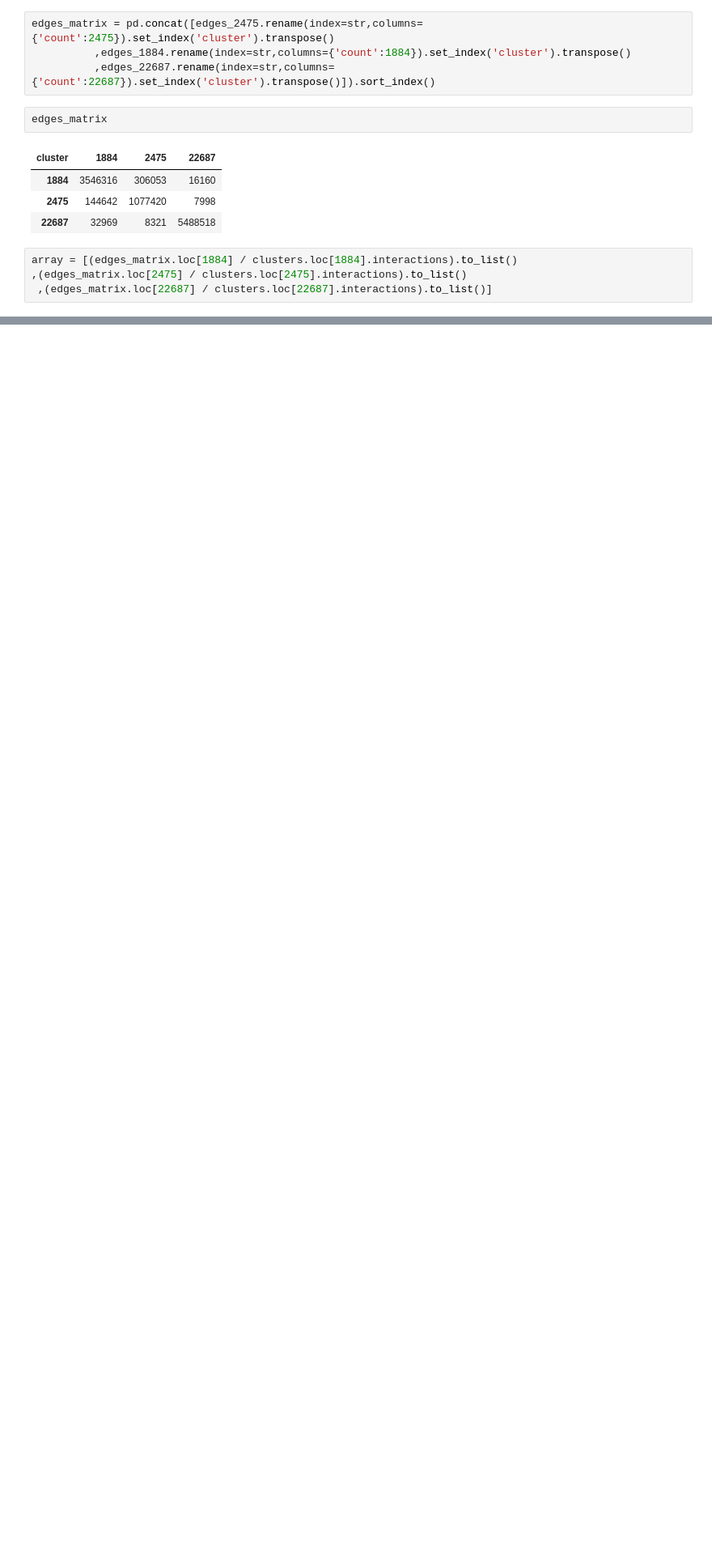
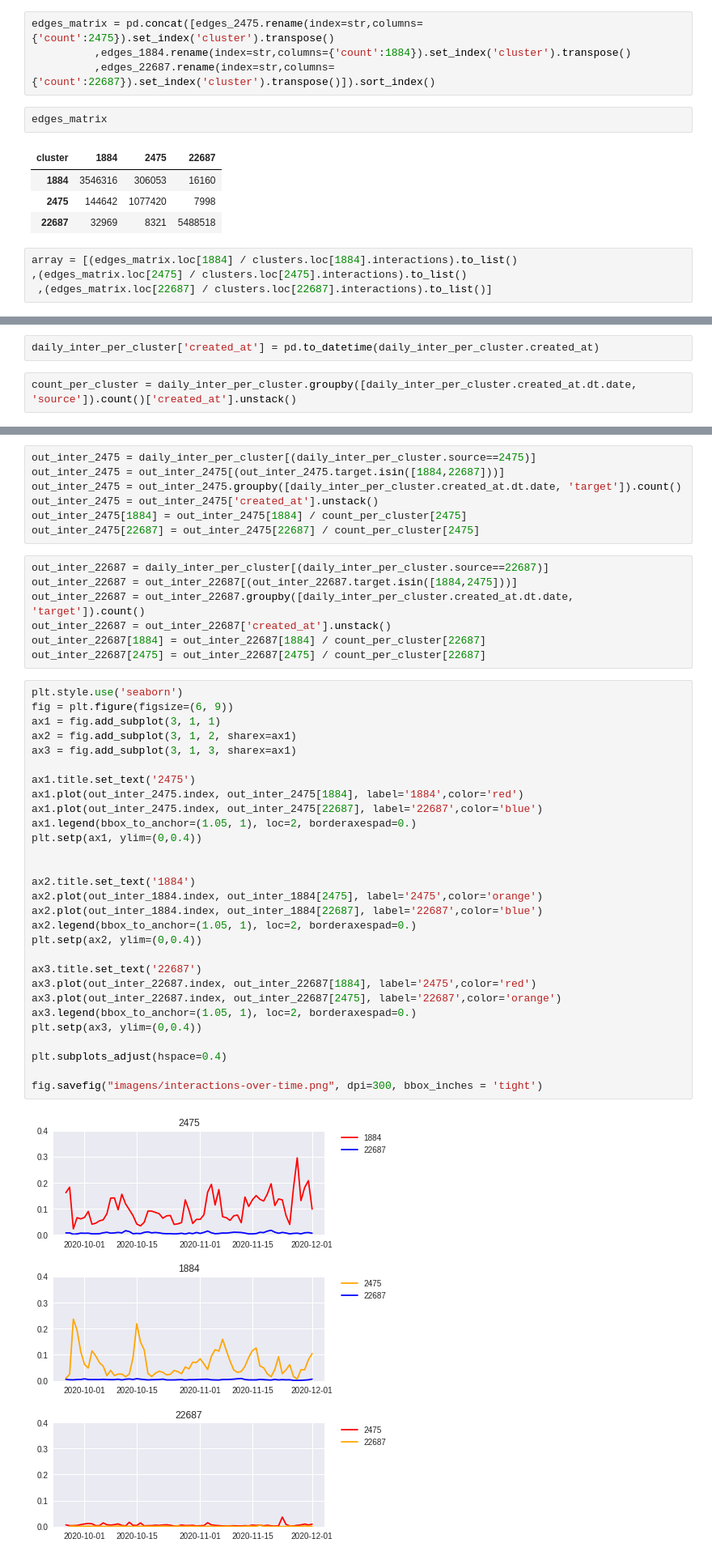
Before and after one commit to Murooo/introducao-ciencia-de-dados, a Jupyter notebook: Twitter Data Analysis.ipynb, the cells around one changed output, grey strips where cells are left out. Shown: that part at 81% size. Drawn from its saved outputs; the diff is of its cells as text; blank space fills up the shorter version.

```diff
--- a/Twitter Data Analysis.ipynb
+++ b/Twitter Data Analysis.ipynb
@@ -319,0 +461,4 @@ plt.savefig("imagens/interactions.png", dpi=300, bbox_inches = 'tight')
+# %%
+daily_inter_per_cluster['created_at'] = pd.to_datetime(daily_inter_per_cluster.created_at)
+# %%
+count_per_cluster = daily_inter_per_cluster.groupby([daily_inter_per_cluster.created_at.dt.date, 'source']).count()['created_at'].unstack()
@@ -319,0 +472,45 @@ plt.savefig("imagens/interactions.png", dpi=300, bbox_inches = 'tight')
+# %%
+out_inter_2475 = daily_inter_per_cluster[(daily_inter_per_cluster.source==2475)]
+out_inter_2475 = out_inter_2475[(out_inter_2475.target.isin([1884,22687]))]
+out_inter_2475 = out_inter_2475.groupby([daily_inter_per_cluster.created_at.dt.date, 'target']).count()
+out_inter_2475 = out_inter_2475['created_at'].unstack()
+out_inter_2475[1884] = out_inter_2475[1884] / count_per_cluster[2475]
+out_inter_2475[22687] = out_inter_2475[22687] / count_per_cluster[2475]
+# %%
+out_inter_22687 = daily_inter_per_cluster[(daily_inter_per_cluster.source==22687)]
+out_inter_22687 = out_inter_22687[(out_inter_22687.target.isin([1884,2475]))]
+out_inter_22687 = out_inter_22687.groupby([daily_inter_per_cluster.created_at.dt.date, 'target']).count()
+out_inter_22687 = out_inter_22687['created_at'].unstack()
+out_inter_22687[1884] = out_inter_22687[1884] / count_per_cluster[22687]
+out_inter_22687[2475] = out_inter_22687[2475] / count_per_cluster[22687]
+# %%
+plt.style.use('seaborn')
+fig = plt.figure(figsize=(6, 9))
+ax1 = fig.add_subplot(3, 1, 1)
+ax2 = fig.add_subplot(3, 1, 2, sharex=ax1)
+ax3 = fig.add_subplot(3, 1, 3, sharex=ax1)
+
+ax1.title.set_text('2475')
+ax1.plot(out_inter_2475.index, out_inter_2475[1884], label='1884',color='red')
+ax1.plot(out_inter_2475.index, out_inter_2475[22687], label='22687',color='blue')
+ax1.legend(bbox_to_anchor=(1.05, 1), loc=2, borderaxespad=0.)
+plt.setp(ax1, ylim=(0,0.4))
+
+
+ax2.title.set_text('1884')
+ax2.plot(out_inter_1884.index, out_inter_1884[2475], label='2475',color='orange')
+ax2.plot(out_inter_1884.index, out_inter_1884[22687], label='22687',color='blue')
+ax2.legend(bbox_to_anchor=(1.05, 1), loc=2, borderaxespad=0.)
+plt.setp(ax2, ylim=(0,0.4))
+
+ax3.title.set_text('22687')
+ax3.plot(out_inter_22687.index, out_inter_22687[1884], label='2475',color='red')
+ax3.plot(out_inter_22687.index, out_inter_22687[2475], label='22687',color='orange')
+ax3.legend(bbox_to_anchor=(1.05, 1), loc=2, borderaxespad=0.)
+plt.setp(ax3, ylim=(0,0.4))
+
+plt.subplots_adjust(hspace=0.4)
+
+fig.savefig("imagens/interactions-over-time.png", dpi=300, bbox_inches = 'tight')
+# %% [output]
+[figure, added]
```
Also changed, not shown: parts of 51 cells of this notebook, 3 other files.
